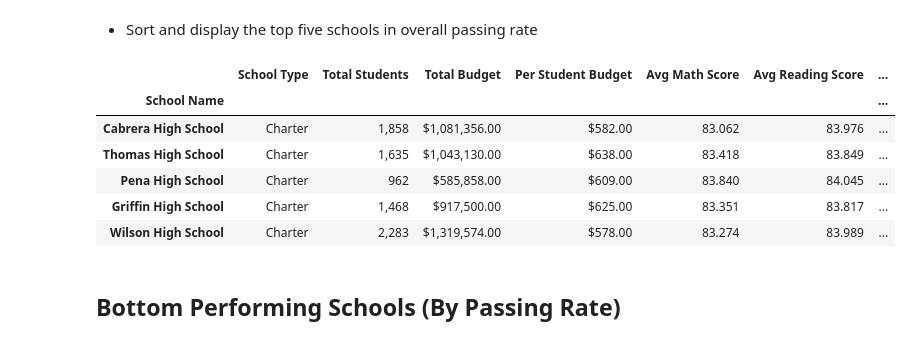
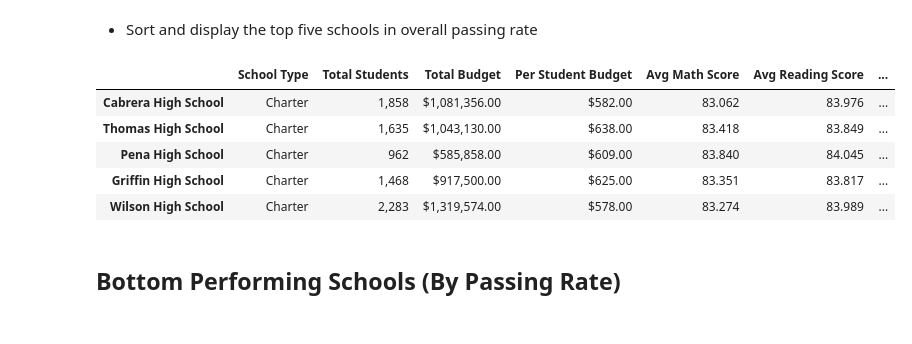
Before and after one commit to swood15/PyCity-Schools, a Jupyter notebook: PyCitySchools_Solved.ipynb, the cells around one changed output. Cells and saved outputs as stored; diff of their text form; code cells hidden in the pictures.

```diff
--- a/PyCitySchools_Solved.ipynb
+++ b/PyCitySchools_Solved.ipynb
@@ -141,6 +124,7 @@ school_summ_df = pd.DataFrame({"School Name":schools_df['school_name'],
                         "% Passing Overall":schools_df['passing_overall'].apply("{:.3f}".format)
                         })
 school_summ_df = school_summ_df.set_index("School Name")
+school_summ_df.index.name = None
 school_summ_df
 # %% [output]
 |  | School Type | Total Students | Total Budget | Per Student Budget | Avg Math Score | Avg Reading Score | ... |
@@ -166,10 +149,10 @@ school_summ_df
 * Sort and display the top five schools in overall passing rate
 # %%
 best_overall = school_summ_df.sort_values('% Passing Overall',ascending=False)
+school_summ_df.index.name = None
 best_overall.head()
 # %% [output]
 |  | School Type | Total Students | Total Budget | Per Student Budget | Avg Math Score | Avg Reading Score | ... |
-| School Name |  |  |  |  |  |  | ... |
 | Cabrera High School | Charter | 1,858 | $1,081,356.00 | $582.00 | 83.062 | 83.976 | ... |
 | Thomas High School | Charter | 1,635 | $1,043,130.00 | $638.00 | 83.418 | 83.849 | ... |
 | Pena High School | Charter | 962 | $585,858.00 | $609.00 | 83.840 | 84.045 | ... |
```
Also changed, not shown: parts of 10 cells of this notebook.
